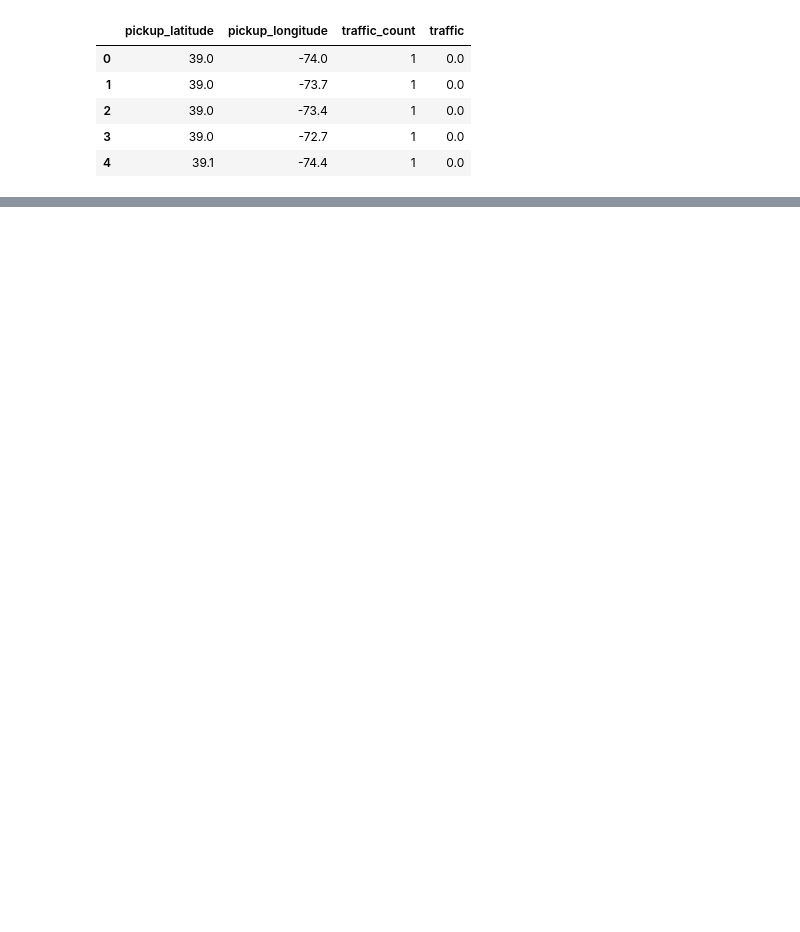
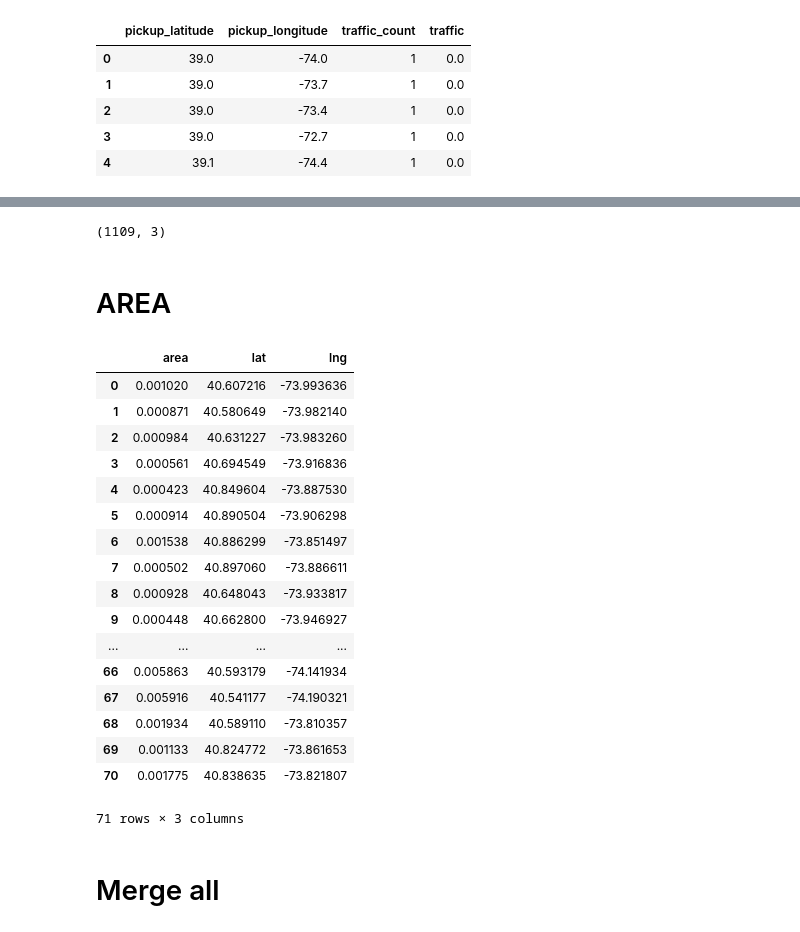
Before and after one commit to doudatadog/new_york_taxi_fare, a Jupyter notebook: Reagg.ipynb, the cells around one changed output, grey strips where cells are left out. Saved outputs shown, nothing was run; the diff lists cells and outputs as text; code cells hidden in the pictures; blank space fills up the shorter version.

```diff
--- a/Reagg.ipynb
+++ b/Reagg.ipynb
@@ -37,0 +80,35 @@ towns.head()
+# %%
+towns.drop_duplicates().shape
+# %% [output]
+(1109, 3)
+# %% [markdown]
+# AREA
+# %%
+areas = geopandas.read_file(path('','Community Districts.geojson')).pipe(lambda DF:
+    pandas.DataFrame(
+        {'area' : DF.geometry.area,
+        'lng' : DF.geometry.centroid.x,
+        'lat' : DF.geometry.centroid.y,}
+    ))
+areas
+# %% [output]
+|  | area | lat | lng |
+| 0 | 0.001020 | 40.607216 | -73.993636 |
+| 1 | 0.000871 | 40.580649 | -73.982140 |
+| 2 | 0.000984 | 40.631227 | -73.983260 |
+| 3 | 0.000561 | 40.694549 | -73.916836 |
+| 4 | 0.000423 | 40.849604 | -73.887530 |
+| 5 | 0.000914 | 40.890504 | -73.906298 |
+| 6 | 0.001538 | 40.886299 | -73.851497 |
+| 7 | 0.000502 | 40.897060 | -73.886611 |
+| 8 | 0.000928 | 40.648043 | -73.933817 |
+| 9 | 0.000448 | 40.662800 | -73.946927 |
+| ... | ... | ... | ... |
+| 66 | 0.005863 | 40.593179 | -74.141934 |
+| 67 | 0.005916 | 40.541177 | -74.190321 |
+| 68 | 0.001934 | 40.589110 | -73.810357 |
+| 69 | 0.001133 | 40.824772 | -73.861653 |
+| 70 | 0.001775 | 40.838635 | -73.821807 |
+71 rows × 3 columns
+# %% [markdown]
+# Merge all
```
Also changed, not shown: parts of 13 cells of this notebook, 2 other files.
